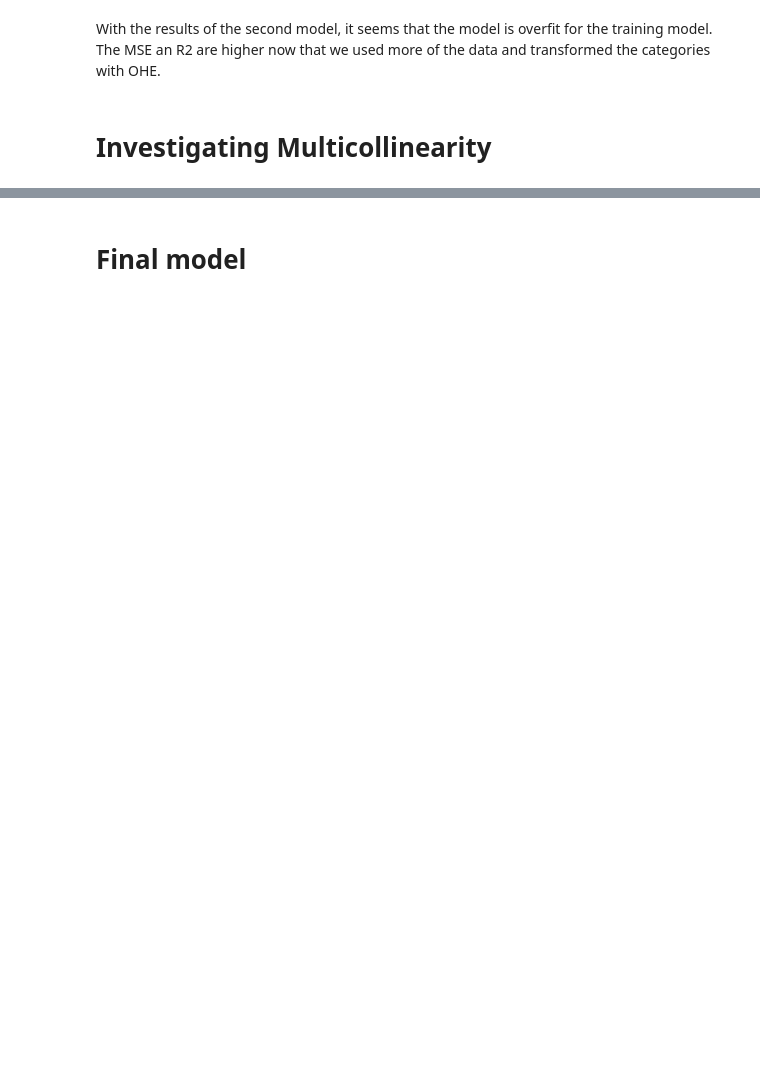
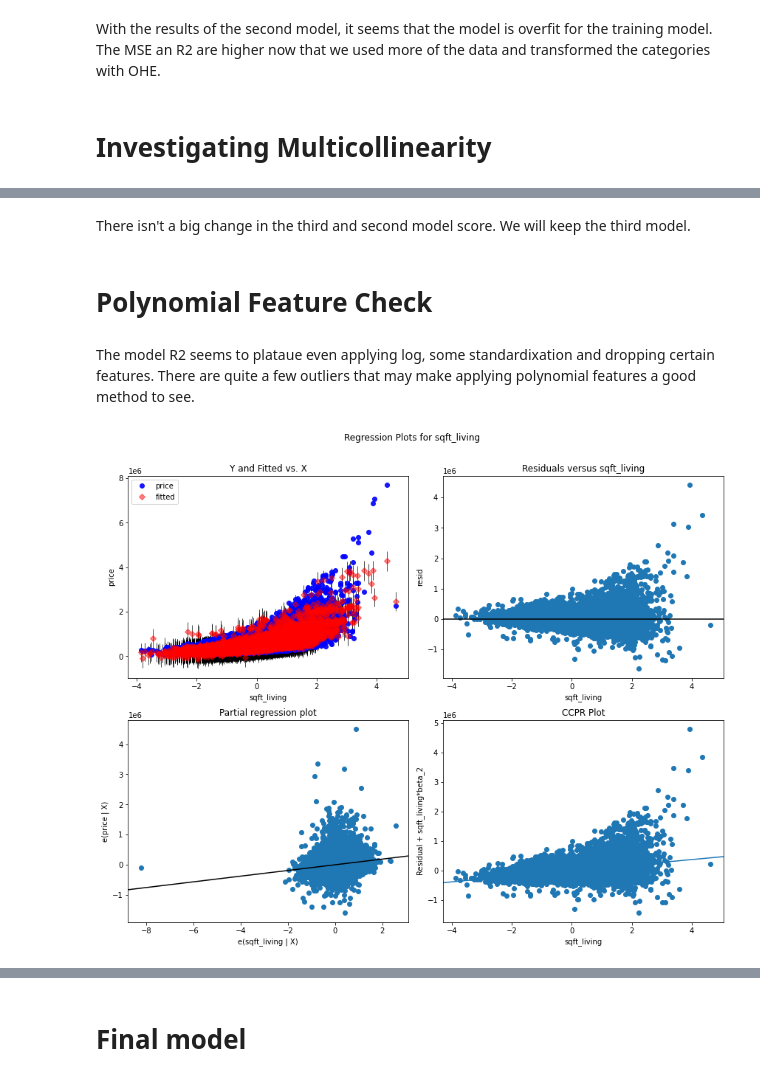
Before and after one commit to Dmvinedata/dsc-phase-2-project-v2-3, a Jupyter notebook: student.ipynb, the cells around one changed output, grey strips where cells are left out. Saved outputs shown, nothing was run; the diff lists cells and outputs as text; code cells hidden in the pictures; blank space fills up the shorter version.

Commit message:
Model_train_Finalp

```diff
--- a/student.ipynb
+++ b/student.ipynb
@@ -657,4 +680,0 @@ print("Validation score:", third_model_scores["test_score"].mean())
-# %%
-#Drop the first col of each ohe CAT
-X_train_third= X_train_sec.drop(['wa_NO','co_Very Good','co_Poor', "gr_9 Better"], axis=1)
-X_test_third= X_test_sec.drop(['wa_NO','co_Very Good','co_Poor', "gr_9 Better"], axis=1)
@@ -693,0 +692,5 @@ final_model.score(X_test_few, y_test_sec)
+# %%
+import statsmodels.api as sm
+
+#Build model
+stats_model = sm.OLS(y_train_sec, sm.add_constant(X_train_sec)).fit()
@@ -693,0 +740,25 @@ final_model.score(X_test_few, y_test_sec)
+# %%
+#2nd iteration of the model with kfold instead of test split and RFECV Ref Linear Algebra Lab
+from sklearn.feature_selection import RFECV
+from sklearn.preprocessing import StandardScaler
+from sklearn.model_selection import cross_validate, ShuffleSplit
+
+splitter = ShuffleSplit(n_splits=4, test_size=0.2, random_state=42)
+
+#Initiate linear Refression model
+model_for_RFECV = LinearRegression()
+
+
+# Instantiate and fit the selector
+selector = RFECV(model_for_RFECV, cv=splitter)
+selector.fit(X_train_sec, y_train_sec)
+
+
+# Print the results Ref: [Phase 2, Topic 20, Linear Regression Lab]
+print("Non Recommended Features")
+#List for Reocmmended dropped columns
+RFECV_rec_drop_col = []
+for index, col in enumerate(X_train_sec.columns):
+    if selector.support_[index] == False:
+        print(f"{col}: {selector.support_[index]}")
+        RFECV_rec_drop_col.append(col)
@@ -693,0 +782,3 @@ final_model.score(X_test_few, y_test_sec)
+# %%
+#Build model
+model = sm.OLS(y_train_sec, sm.add_constant(X_train_third)).fit()
@@ -693,0 +869,11 @@ final_model.score(X_test_few, y_test_sec)
+# %% [markdown]
+There isn't a big change in the third and second model score. We will keep the third model.
+# %% [markdown]
+# Polynomial Feature Check
+# %% [markdown]
+The model R2 seems to plataue even applying log, some standardixation and dropping certain features. There are quite a few outliers that may make applying polynomial features a good method to see.
+# %%
+fig = plt.figure(figsize=(12,10))
+fig = sm.graphics.plot_regress_exog(model, 'sqft_living', fig=fig)
+# %% [output]
+[figure, added]
```
Also changed, not shown: parts of 69 cells of this notebook.
